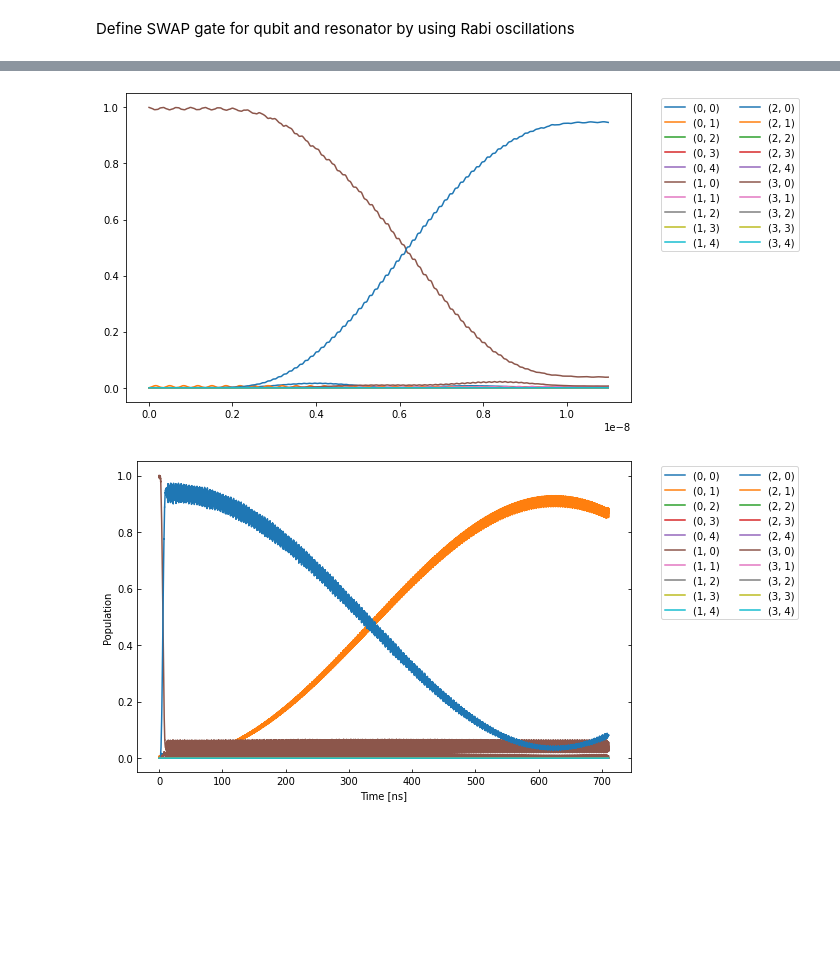
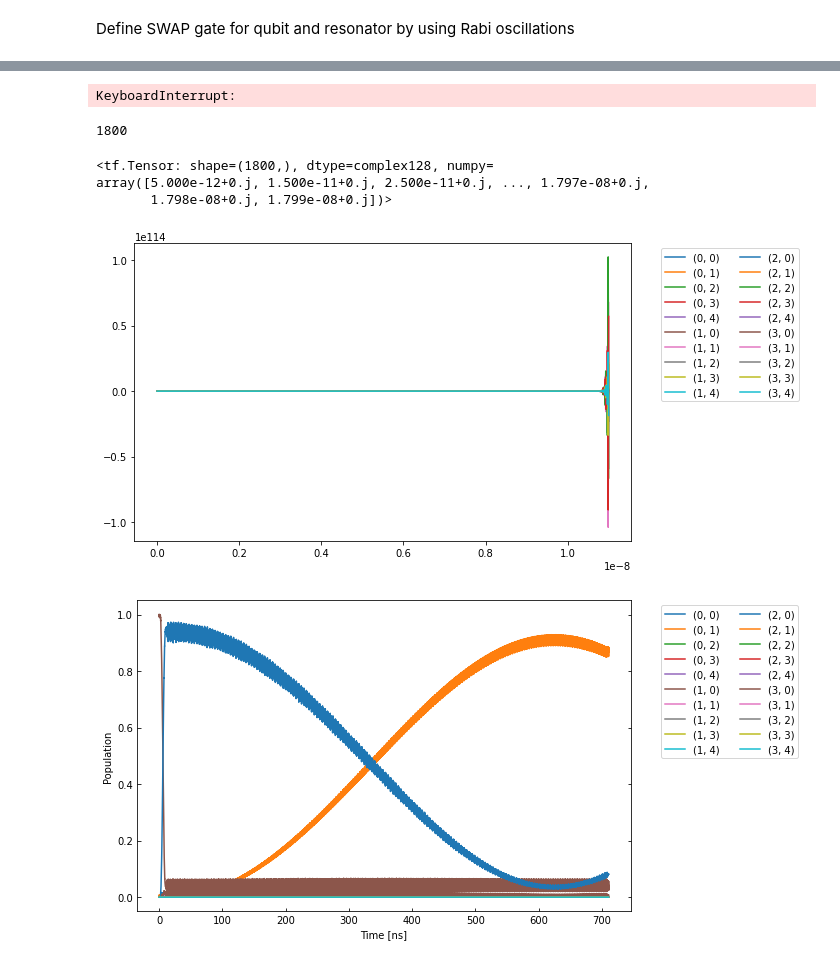
Before and after one commit to BackOnTrackIce/Qubit_readout, a Jupyter notebook: Ashutosh_codes/Qubit_reset_C3.ipynb, the cells around one changed output, grey strips where cells are left out. Drawn from its saved outputs; the diff is of its cells as text; code cells hidden in the pictures; blank space fills up the shorter version.

```diff
--- a/Ashutosh_codes/Qubit_reset_C3.ipynb
+++ b/Ashutosh_codes/Qubit_reset_C3.ipynb
@@ -78,7 +78,7 @@ To enable them in other operations, rebuild TensorFlow with the appropriate comp
 Resonator
 # %%
 resonator_levels = 5
-resonator_frequency = 7.12e9
+resonator_frequency = 6.02e9
 resonator_t1 = 27e-6
 resonator_t2star = 39e-6
 resonator_temp = 50e-3
@@ -684,7 +684,7 @@ Define SWAP gate for qubit and resonator by using Rabi oscillations
 sideband = 50e6
 
 tswap_10_20 = 11e-9
-tswap_20_01 = 700e-9
+tswap_20_01 = 190e-9
 
 
 Qswap_params = {
@@ -723,8 +723,8 @@ Rswap_pulse = pulse.Envelope(
     shape=envelopes.flattop
 )
 
-drive_freq_qubit = 3.948e9
-drive_freq_resonator = 3.948e9
+drive_freq_qubit = 7650554480.090796#3.948e9
+drive_freq_resonator = 7650554480.090796#3.948e9
 carrier_freq = [drive_freq_qubit, drive_freq_resonator]
 carrier_parameters = {
             "Q":{"freq": Qty(value=carrier_freq[0], min_val=0.0, max_val=10e9, unit="Hz 2pi"),
@@ -817,8 +817,8 @@ nodrive_pulse = pulse.Envelope(
     shape=envelopes.no_drive
 )
 
-drive_freq_qubit = 0.9199e9 + sideband
-drive_freq_resonator = 0.919e9 + sideband
+drive_freq_qubit = 9.518e9#0.9199e9 + sideband
+drive_freq_resonator = 9.518e9#0.919e9 + sideband
 carrier_freq = [drive_freq_qubit, drive_freq_resonator]
 carrier_parameters = {
             "Q":{"freq": Qty(value=carrier_freq[0], min_val=0.0, max_val=10e9, unit="Hz 2pi"),
@@ -855,7 +855,7 @@ swap_gate_20_01.add_component(Rswap2_pulse, "dR")
 swap_gate_20_01.add_component(carriers_2[1], "dR")
 
 
-#gates_arr.append(swap_gate_20_01)
+gates_arr.append(swap_gate_20_01)
 # %%
 #swap_gate.get_ideal_gate(dims = (3,3), full_hilbert_space=True)
 # %%
@@ -865,7 +865,7 @@ gates_arr
 # %%
 parameter_map = PMap(instructions=gates_arr, model=model, generator=generator)
 exp = Exp(pmap=parameter_map)
-exp.set_opt_gates(["swap_10_20[0, 1]"])
+exp.set_opt_gates(["swap_10_20[0, 1]", "swap_20_01[0, 1]"])
 model.set_lindbladian(True)
 #plotComplexMatrix(unitaries['swap[0, 1]'].numpy())
 # %%
@@ -884,38 +884,62 @@ KeyError: 'swap_20_01[0, 1]'
+# %%
+init_state_index = model.get_state_indeces([(1,0)])[0]
+psi_init = [[0] * model.tot_dim]
+psi_init[0][init_state_index] = 1
+init_state = tf.transpose(tf.constant(psi_init, tf.complex128))
+if model.lindbladian:
+    init_state = tf_utils.tf_state_to_dm(init_state)
+sequence = ["swap_10_20[0, 1]","swap_20_01[0, 1]"]
+result = exp.solve_lindblad_ode(init_state, sequence)
+# %% [output]
+KeyboardInterrupt:
+# %%
+len(result["rho"])
+# %% [output]
+1800
+# %%
+result["ts"]
+# %% [output]
+<tf.Tensor: shape=(1800,), dtype=complex128, numpy=
+array([5.000e-12+0.j, 1.500e-11+0.j, 2.500e-11+0.j, ..., 1.797e-08+0.j,
+       1.798e-08+0.j, 1.799e-08+0.j])>
 # %%
 def plotPopulationFromState(
     exp: Experiment,
     init_state: tf.Tensor,
+    sequence: List[str]
 ):
 
     model = exp.pmap.model
     if model.lindbladian:
-        result = exp.solve_lindblad_ode(init_state)
+        result = exp.solve_lindblad_ode(init_state, sequence)
         rhos = result["rho"]
         ts = result["ts"]
         pops = []
         for rho in rhos:
             pops.append(tf.math.real(tf.linalg.diag_part(rho)))
         plt.figure(figsize=[10,5])
         plt.plot(ts, pops)
         plt.legend(
             model.state_labels,
             ncol=int(np.ceil(model.tot_dim / 15)),
             bbox_to_anchor=(1.05, 1.0),
             loc="upper left")
         plt.tight_layout()
     else:
         print("Not Implemented")
 
 
 init_state_index = model.get_state_indeces([(1,0)])[0]
 psi_init = [[0] * model.tot_dim]
 psi_init[0][init_state_index] = 1
 init_state = tf.transpose(tf.constant(psi_init, tf.complex128))
 if model.lindbladian:
     init_state = tf_utils.tf_state_to_dm(init_state)
-plotPopulationFromState(exp, init_state)
+sequence = ["swap_10_20[0, 1]"]
+
+plotPopulationFromState(exp, init_state, sequence)
 # %% [output]
-[figure, old version]
+[figure, new version]
 # %%
 init_state_index = model.get_state_indeces([(1,0)])[0]
 psi_init = [[0] * model.tot_dim]
```
Also changed, not shown: parts of 4 cells of this notebook.
